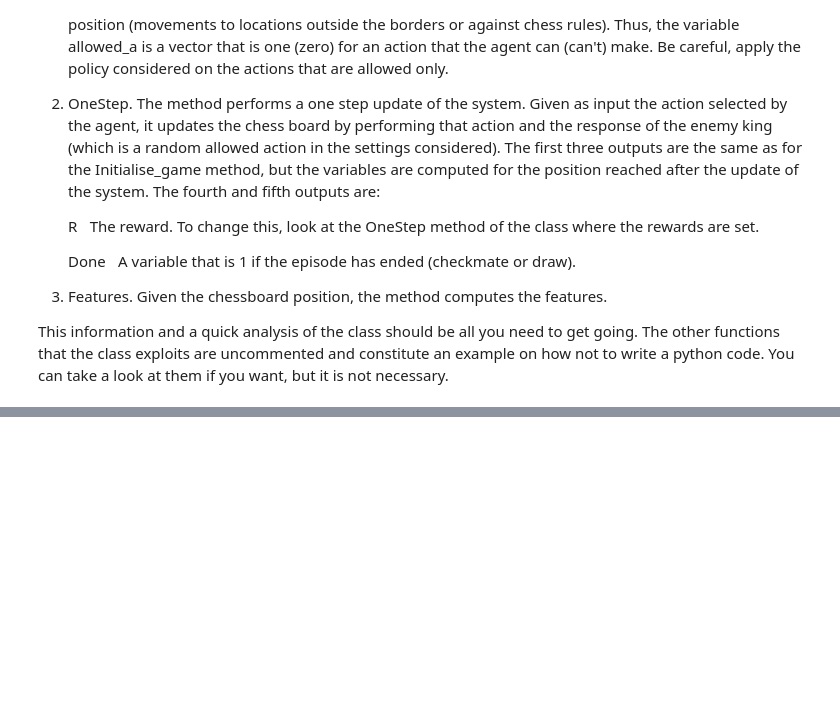
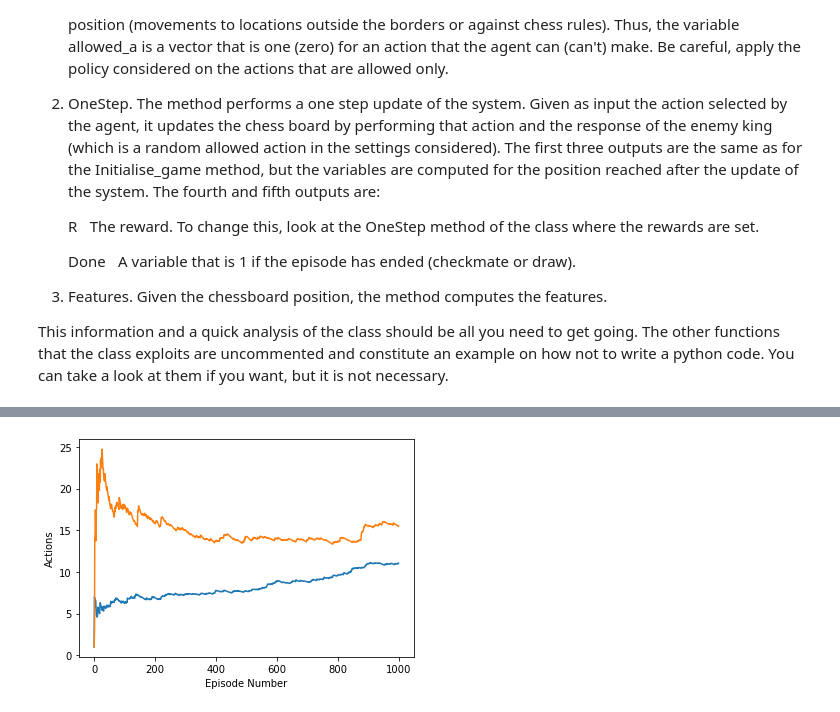
Before and after one commit to rmogicato/RL-Jan-Raffael, a Jupyter notebook: Assignment.ipynb, the cells around one changed output, grey strips where cells are left out. Drawn from its saved outputs; the diff is of its cells as text; code cells hidden in the pictures; blank space fills up the shorter version.

```diff
--- a/Assignment.ipynb
+++ b/Assignment.ipynb
@@ -234,6 +351,9 @@ plt.show()
 # %%
 plt.figure()
-plt.plot(pd.DataFrame(N_moves_save).ewm(span=1000).mean())
+plt.plot(pd.DataFrame(N_moves_save).ewm(span=N_episodes).mean())
+plt.plot(pd.DataFrame(N_moves_save_SARSA).ewm(span=N_episodes).mean())
 plt.xlabel('Episode Number')
 plt.ylabel('Actions')
 plt.show()
+# %% [output]
+[figure, added]
```
Also changed, not shown: parts of 8 cells of this notebook.
